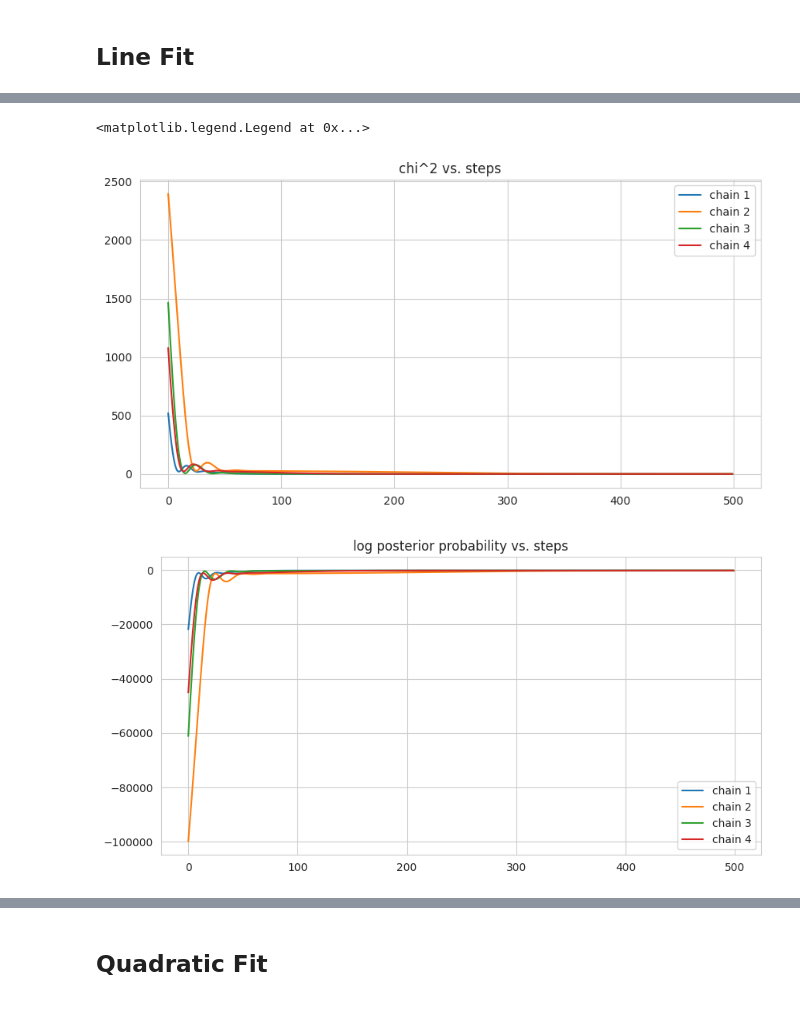
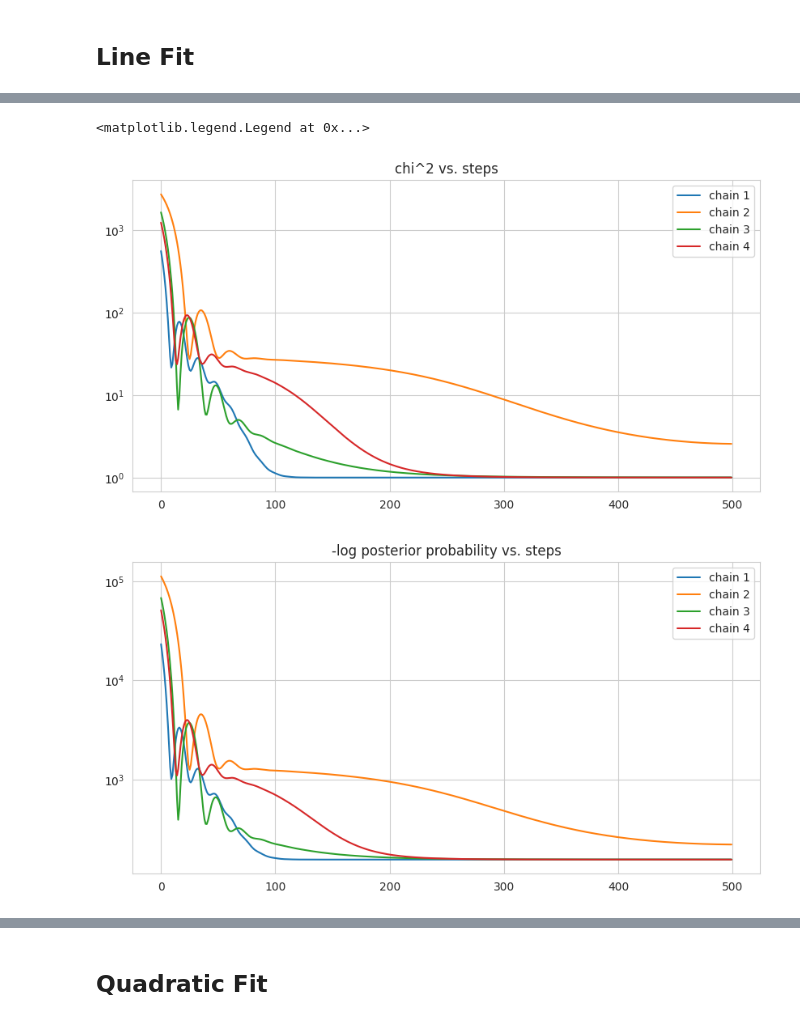
Before and after one commit to mtamar/linear_glens, a Jupyter notebook: gigalens_linefit.ipynb, the cells around one changed output, grey strips where cells are left out. Drawn from its saved outputs; the diff is of its cells as text; code cells hidden in the pictures.

```diff
--- a/gigalens_linefit.ipynb
+++ b/gigalens_linefit.ipynb
@@ -374,25 +368,27 @@ tf.Tensor([ 1.9926205 -2.8441935], shape=(2,), dtype=float32)
 # %%
 # chi^2 plot
 chi2s = np.array(square_errs)
 chain = chi2s[:,0:4]
 
 plt.figure(figsize=(10, 5))
 plt.plot(chain, label=['chain 1','chain 2','chain 3','chain 4']);
+plt.yscale('log')
 plt.title('chi^2 vs. steps')
 plt.legend()
 
 # posterior probability plot
 log_probs = np.array(log_probs)
 chain = log_probs[:,0:4]
 
 plt.figure(figsize=(10, 5))
-plt.plot(chain, label=['chain 1','chain 2','chain 3','chain 4']);
-plt.title('log posterior probability vs. steps')
+plt.plot(-chain, label=['chain 1','chain 2','chain 3','chain 4']);
+plt.yscale('log')
+plt.title('-log posterior probability vs. steps')
 plt.legend()
 # %% [output]
 <matplotlib.legend.Legend at 0x...>
-[figure, old version]
+[figure, new version]
-[figure, old version]
+[figure, new version]
 # %%
 # fit SVI
 schedule_fn = tf.keras.optimizers.schedules.PolynomialDecay(0.0, 500, 4e-3, 2)
```
Also changed, not shown: parts of 34 cells of this notebook.
